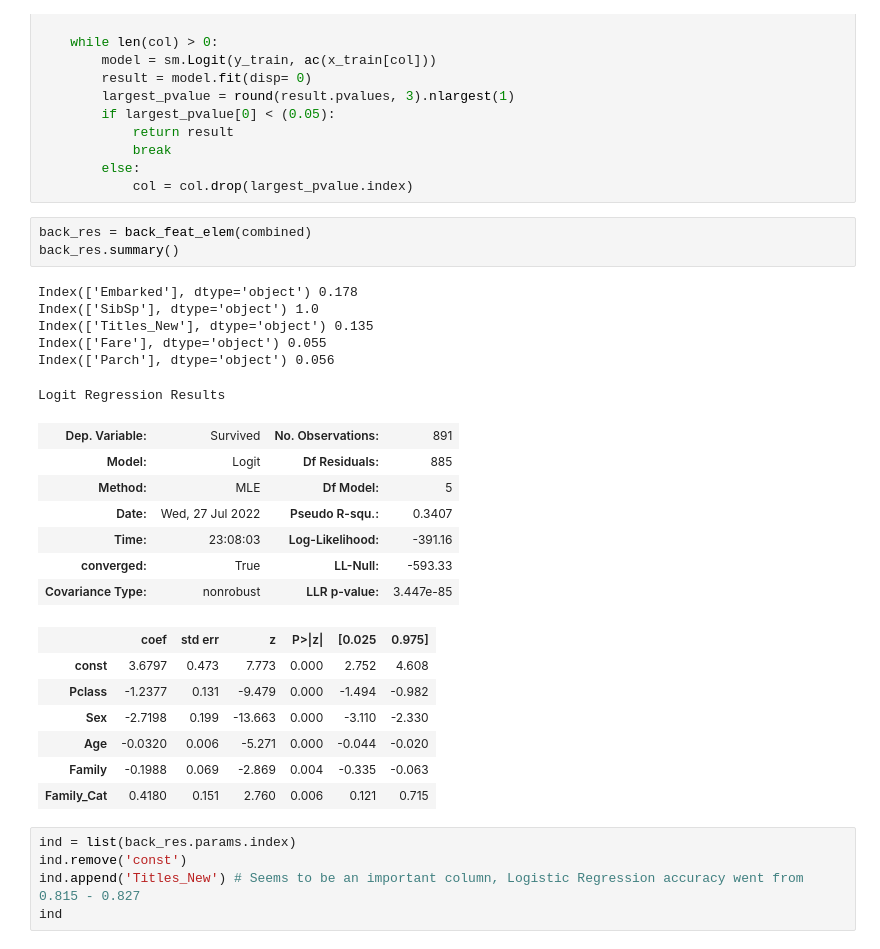
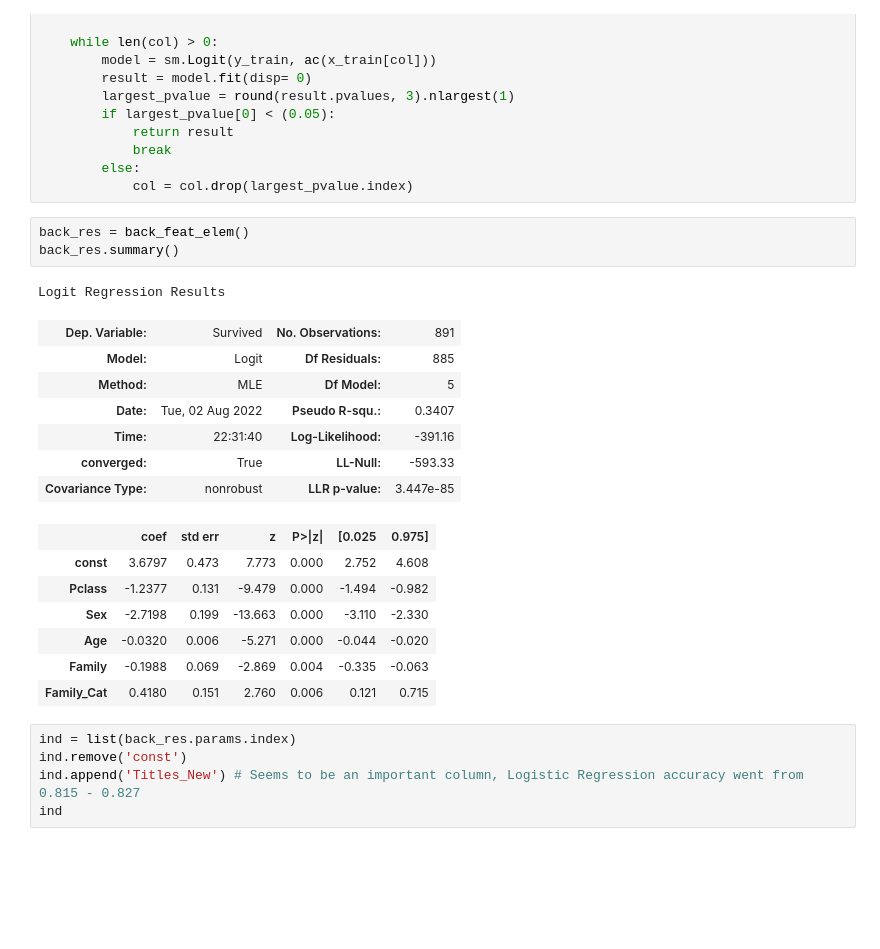
Before and after one commit to Dhruv-Chandra/Titanic, a Jupyter notebook: Titanic.ipynb, the cells around one changed output. Saved outputs shown, nothing was run; the diff lists cells and outputs as text; blank space fills up the shorter version.

```diff
--- a/Titanic.ipynb
+++ b/Titanic.ipynb
@@ -685,20 +748,15 @@ def back_feat_elem(df = combined):
         else:
             col = col.drop(largest_pvalue.index)
 # %%
-back_res = back_feat_elem(combined)
+back_res = back_feat_elem()
 back_res.summary()
 # %% [output]
-Index(['Embarked'], dtype='object') 0.178
-Index(['SibSp'], dtype='object') 1.0
-Index(['Titles_New'], dtype='object') 0.135
-Index(['Fare'], dtype='object') 0.055
-Index(['Parch'], dtype='object') 0.056
+Logit Regression Results
-Logit Regression Results
 | Dep. Variable: | Survived | No. Observations: | 891 |
 | Model: | Logit | Df Residuals: | 885 |
 | Method: | MLE | Df Model: | 5 |
-| Date: | Wed, 27 Jul 2022 | Pseudo R-squ.: | 0.3407 |
-| Time: | 23:08:03 | Log-Likelihood: | -391.16 |
+| Date: | Tue, 02 Aug 2022 | Pseudo R-squ.: | 0.3407 |
+| Time: | 22:31:40 | Log-Likelihood: | -391.16 |
 | converged: | True | LL-Null: | -593.33 |
 | Covariance Type: | nonrobust | LLR p-value: | 3.447e-85 |
 |  | coef | std err | z | P>|z| | [0.025 | 0.975] |
```
Also changed, not shown: parts of 27 cells of this notebook.
